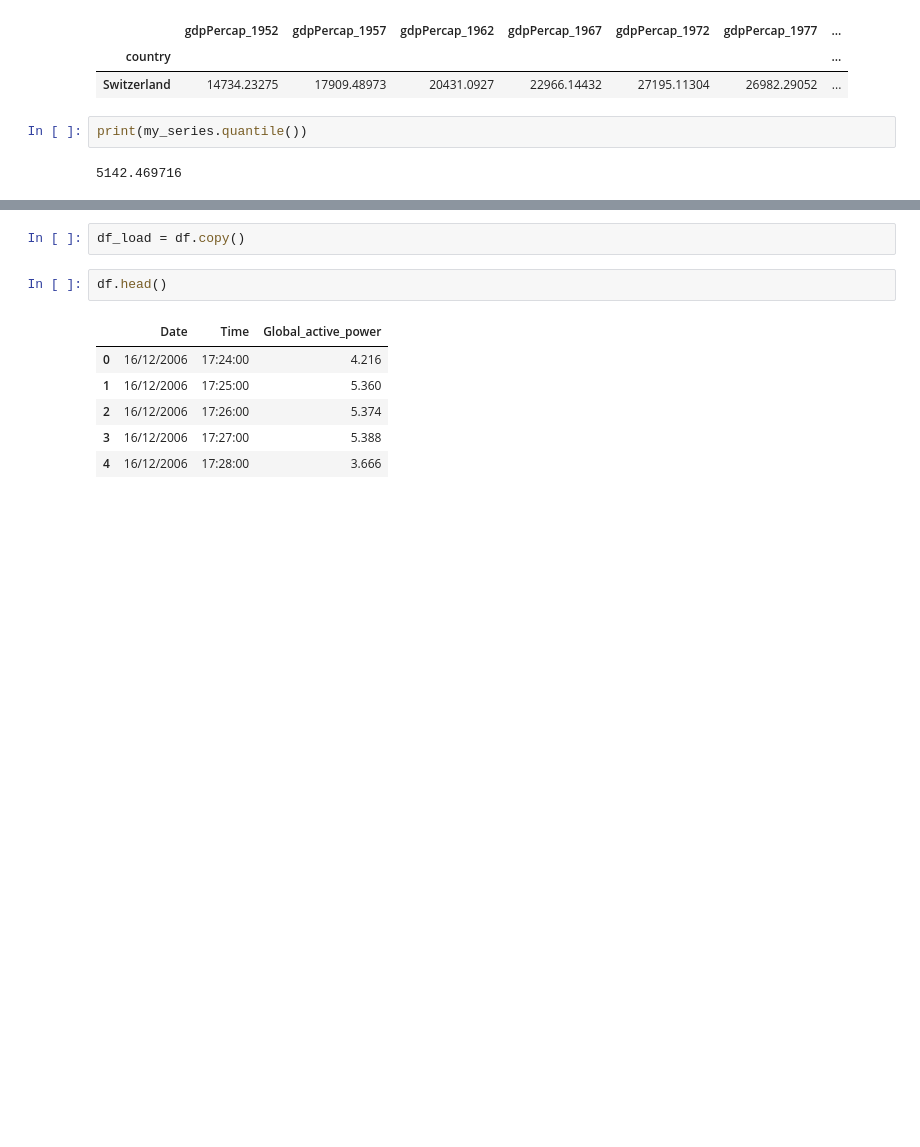
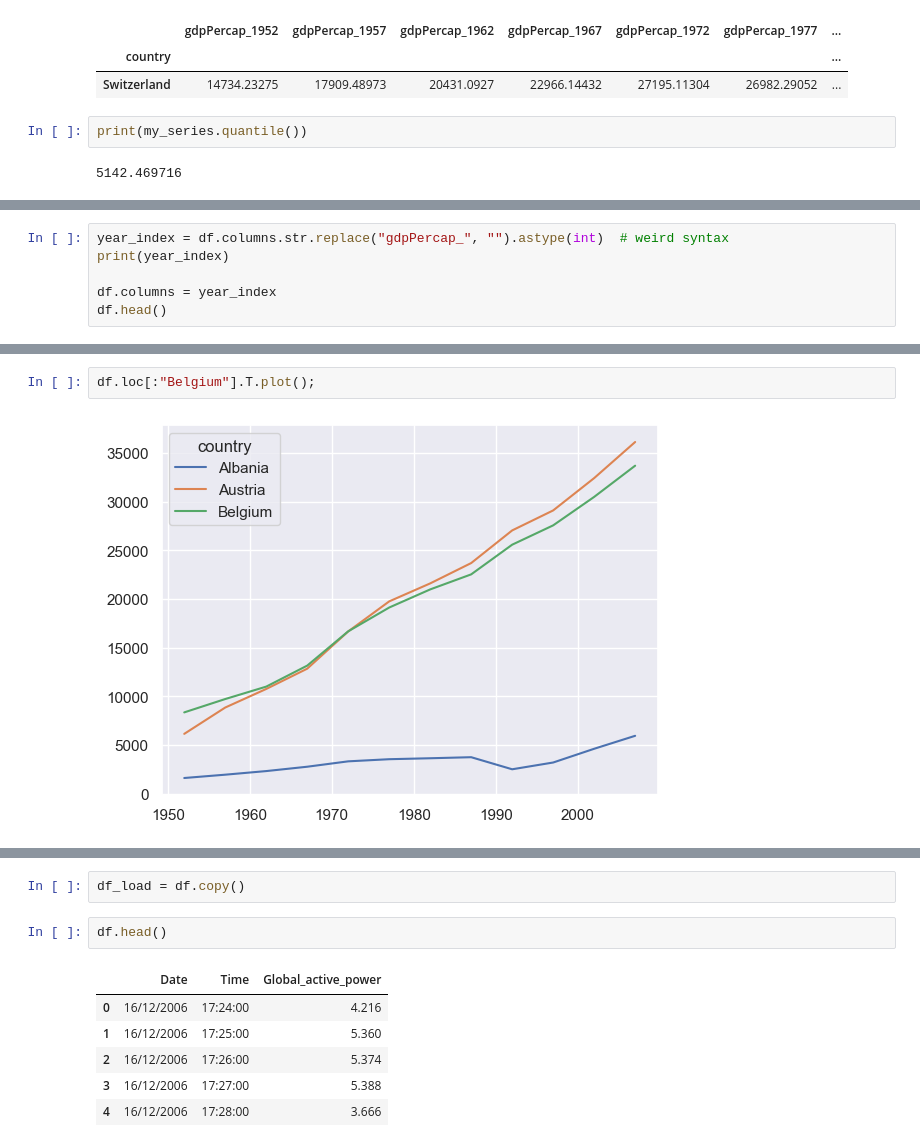
Before and after one commit to sylvaincom/pyds_lectures, a Jupyter notebook: cs_exed/ms_ia_confiance/2024_2025/lectures/2024_09_25.ipynb, the cells around one changed output, grey strips where cells are left out. Drawn from its saved outputs; the diff is of its cells as text; blank space fills up the shorter version.

```diff
--- a/cs_exed/ms_ia_confiance/2024_2025/lectures/2024_09_25.ipynb
+++ b/cs_exed/ms_ia_confiance/2024_2025/lectures/2024_09_25.ipynb
@@ -425,0 +644,6 @@ df[["gdpPercap_1957", "gdpPercap_1962"]]
+# %%
+year_index = df.columns.str.replace("gdpPercap_", "").astype(int)  # weird syntax
+print(year_index)
+
+df.columns = year_index
+df.head()
@@ -425,0 +659,4 @@ df[["gdpPercap_1957", "gdpPercap_1962"]]
+# %%
+df.loc[:"Belgium"].T.plot();
+# %% [output]
+[figure, added]
```
Also changed, not shown: parts of 88 cells of this notebook, 1 other file.
